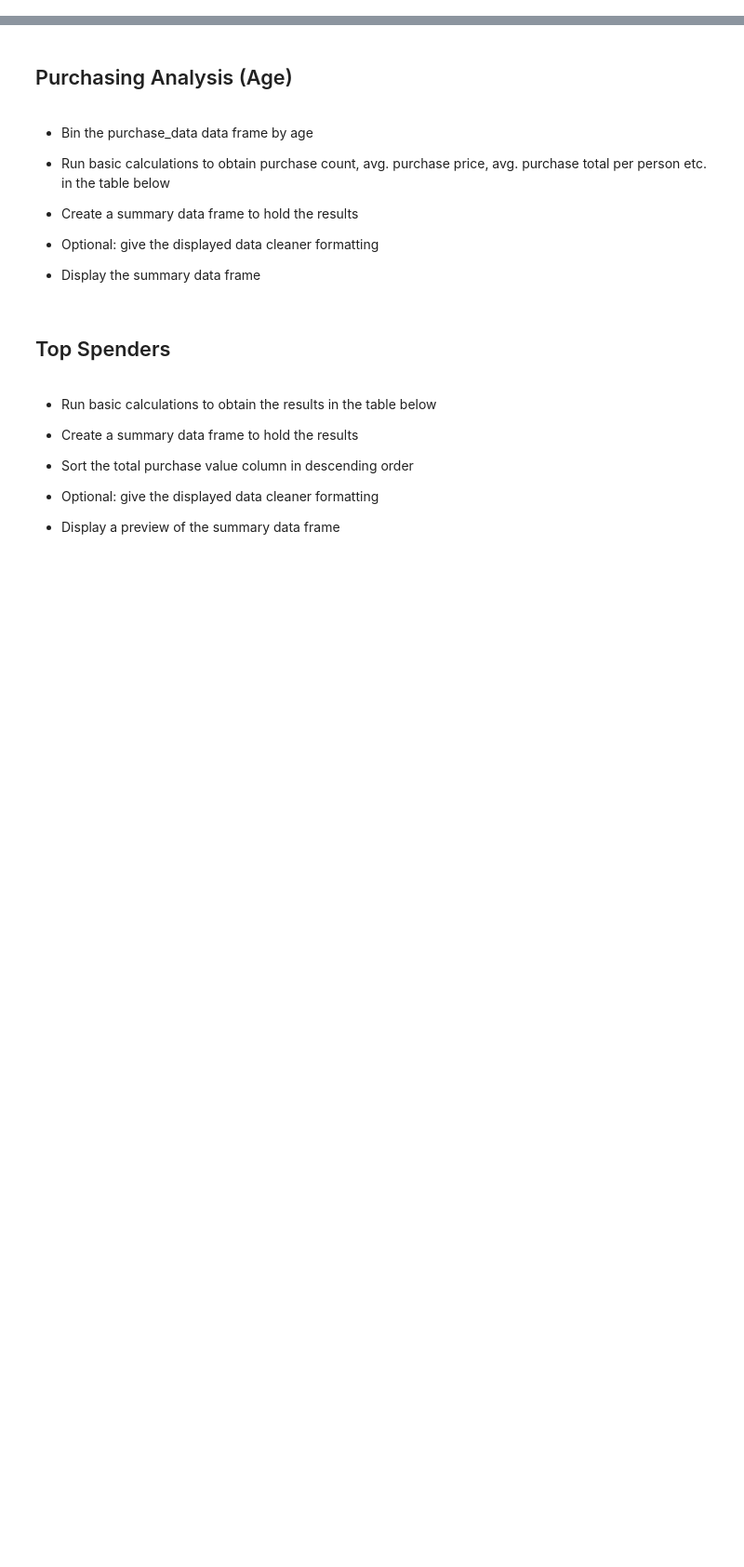
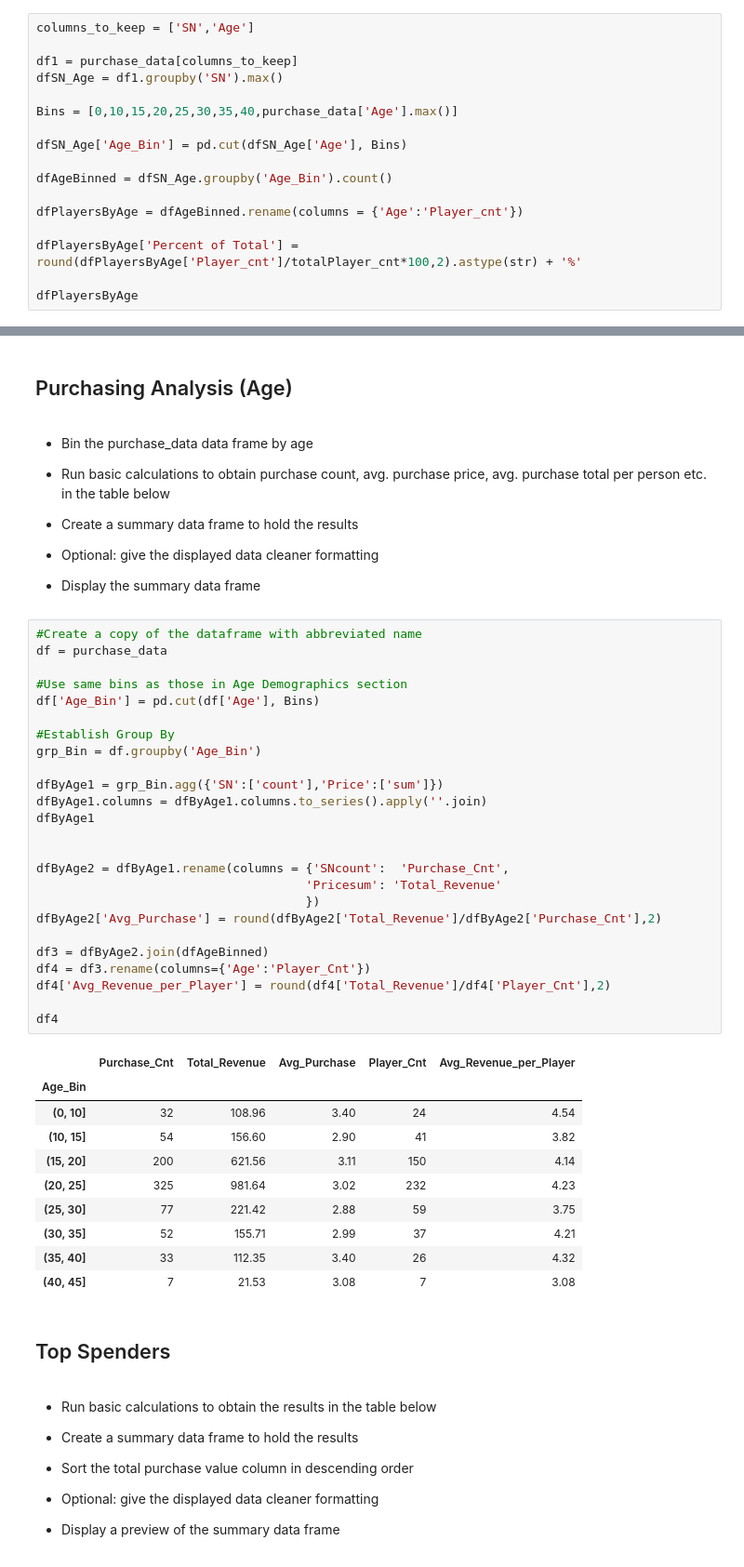
Before and after one commit to d4t4Guy/Pandas-Challenge, a Jupyter notebook: HeroesOfPymoli/Pymoli_APS.ipynb, the cells around one changed output, grey strips where cells are left out. Shown at 93% size. Saved outputs shown, nothing was run; the diff lists cells and outputs as text; blank space fills up the shorter version.

```diff
--- a/HeroesOfPymoli/Pymoli_APS.ipynb
+++ b/HeroesOfPymoli/Pymoli_APS.ipynb
@@ -118,3 +211,20 @@ ans
 
 
 * Display Age Demographics Table
+# %%
+columns_to_keep = ['SN','Age']
+
+df1 = purchase_data[columns_to_keep]
+dfSN_Age = df1.groupby('SN').max()
+
+Bins = [0,10,15,20,25,30,35,40,purchase_data['Age'].max()]
+
+dfSN_Age['Age_Bin'] = pd.cut(dfSN_Age['Age'], Bins)
+
+dfAgeBinned = dfSN_Age.groupby('Age_Bin').count()
+
+dfPlayersByAge = dfAgeBinned.rename(columns = {'Age':'Player_cnt'})
+
+dfPlayersByAge['Percent of Total'] = round(dfPlayersByAge['Player_cnt']/totalPlayer_cnt*100,2).astype(str) + '%'
+
+dfPlayersByAge
@@ -134,6 +255,42 @@ ans
 
 
 * Display the summary data frame
+# %%
+#Create a copy of the dataframe with abbreviated name
+df = purchase_data
+
+#Use same bins as those in Age Demographics section
+df['Age_Bin'] = pd.cut(df['Age'], Bins)
+
+#Establish Group By
+grp_Bin = df.groupby('Age_Bin')
+
+dfByAge1 = grp_Bin.agg({'SN':['count'],'Price':['sum']})
+dfByAge1.columns = dfByAge1.columns.to_series().apply(''.join)
+dfByAge1
+
+
+dfByAge2 = dfByAge1.rename(columns = {'SNcount':  'Purchase_Cnt',
+                                     'Pricesum': 'Total_Revenue'
+                                     })
+dfByAge2['Avg_Purchase'] = round(dfByAge2['Total_Revenue']/dfByAge2['Purchase_Cnt'],2)
+
+df3 = dfByAge2.join(dfAgeBinned)
+df4 = df3.rename(columns={'Age':'Player_Cnt'})
+df4['Avg_Revenue_per_Player'] = round(df4['Total_Revenue']/df4['Player_Cnt'],2)
+
+df4
+# %% [output]
+|  | Purchase_Cnt | Total_Revenue | Avg_Purchase | Player_Cnt | Avg_Revenue_per_Player |
+| Age_Bin |  |  |  |  |  |
+| (0, 10] | 32 | 108.96 | 3.40 | 24 | 4.54 |
+| (10, 15] | 54 | 156.60 | 2.90 | 41 | 3.82 |
+| (15, 20] | 200 | 621.56 | 3.11 | 150 | 4.14 |
+| (20, 25] | 325 | 981.64 | 3.02 | 232 | 4.23 |
+| (25, 30] | 77 | 221.42 | 2.88 | 59 | 3.75 |
+| (30, 35] | 52 | 155.71 | 2.99 | 37 | 4.21 |
+| (35, 40] | 33 | 112.35 | 3.40 | 26 | 4.32 |
+| (40, 45] | 7 | 21.53 | 3.08 | 7 | 3.08 |
 # %% [markdown]
 ## Top Spenders
 # %% [markdown]
```
Also changed, not shown: parts of 22 cells of this notebook.
